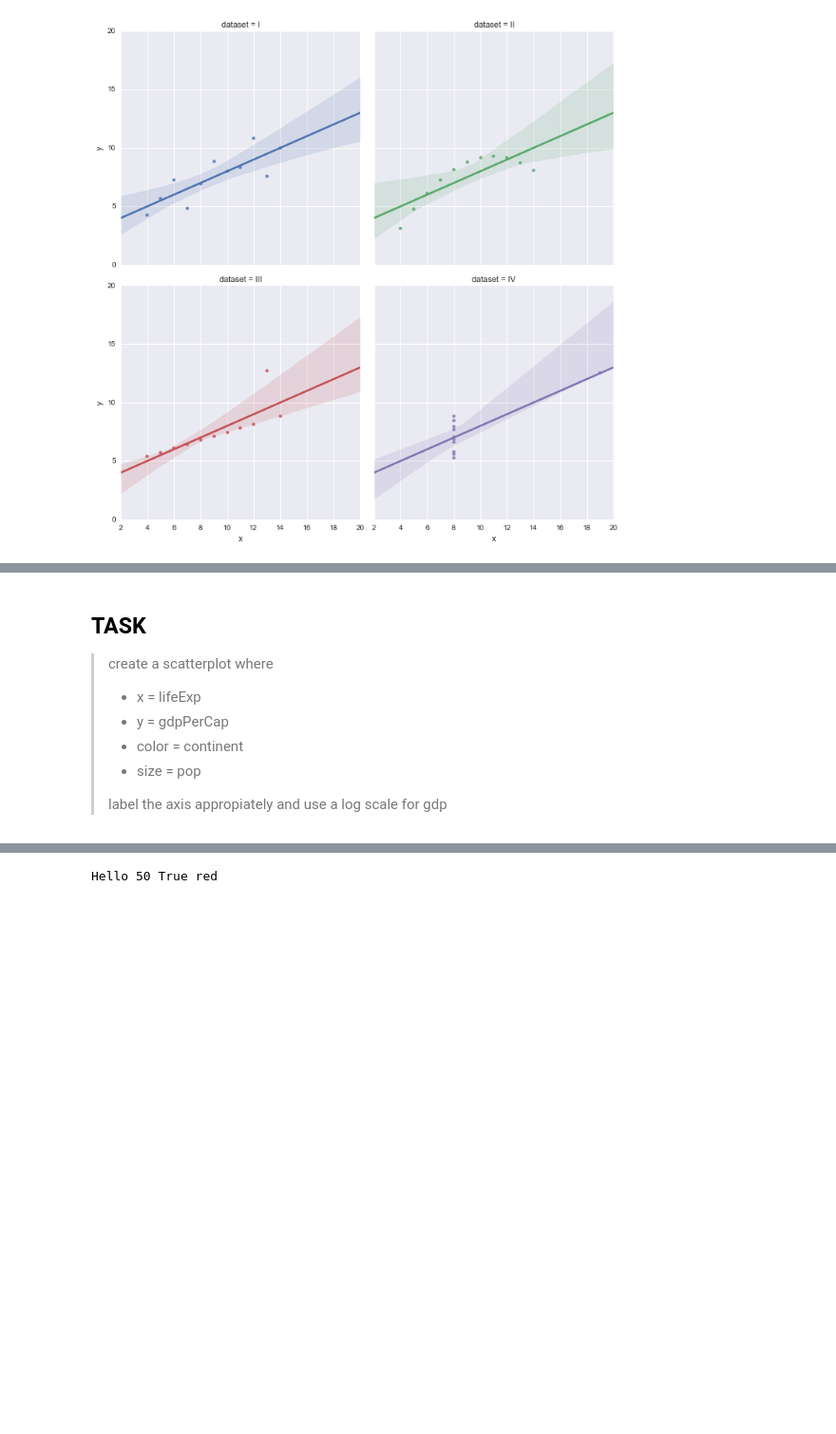
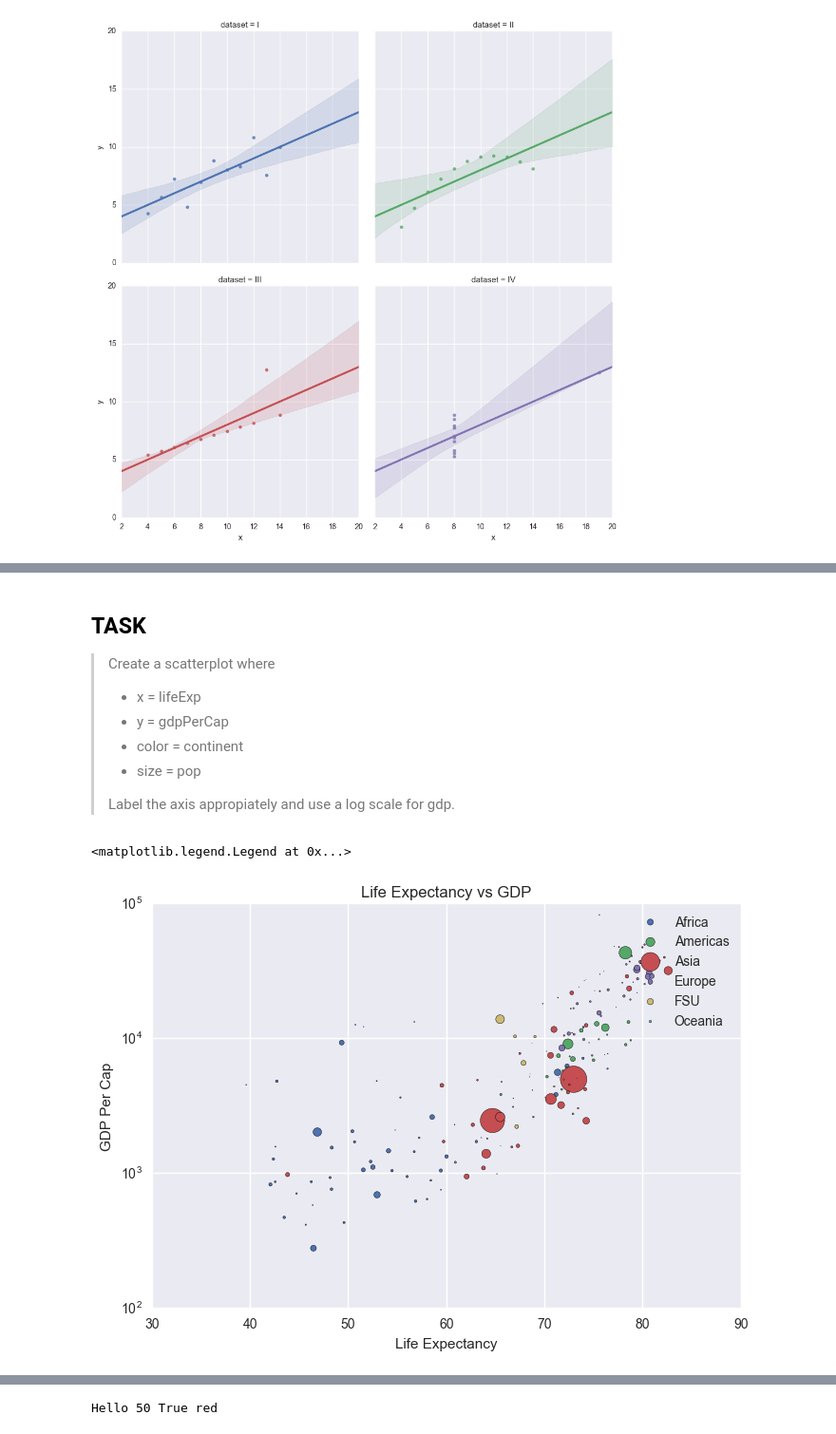
Before and after one commit to miguelazue/python-visualization-tutorial, a Jupyter notebook: 03_Plotting.ipynb, the cells around one changed output, grey strips where cells are left out. Shown: that part at 95% size. Cells and saved outputs as stored; diff of their text form; code cells hidden in the pictures; blank space fills up the shorter version.

```diff
--- a/03_Plotting.ipynb
+++ b/03_Plotting.ipynb
@@ -175,9 +175,9 @@ sns.clustermap(corrmat, square=True)
 # %% [markdown]
 ## TASK
-> create a scatterplot where
+> Create a scatterplot where
 > * x = lifeExp
 > * y = gdpPerCap
 > * color = continent
 > * size = pop
 >
-> label the axis appropiately and use a log scale for gdp
+> Label the axis appropiately and use a log scale for gdp.
@@ -186,3 +184,16 @@ sns.clustermap(corrmat, square=True)
+# %%
+#for each group create an own plot an overlay them
+pop_max = gap2007['pop'].max()
+for (name, group),color in zip(gap2007.groupby('continent'),colors):
+    plt.scatter(x=group['lifeExp'],y=group['gdpPercap'],label=name, c=color,s=(group['pop']/pop_max)*400)
+plt.yscale('log')
+plt.title('Life Expectancy vs GDP')
+plt.xlabel('Life Expectancy')
+plt.ylabel('GDP Per Cap')
+plt.legend()
+# %% [output]
+<matplotlib.legend.Legend at 0x...>
+[figure, added]
 # %% [markdown]
 ## Interactive plots
 
```
Also changed, not shown: parts of 22 cells of this notebook, 3 other files.
